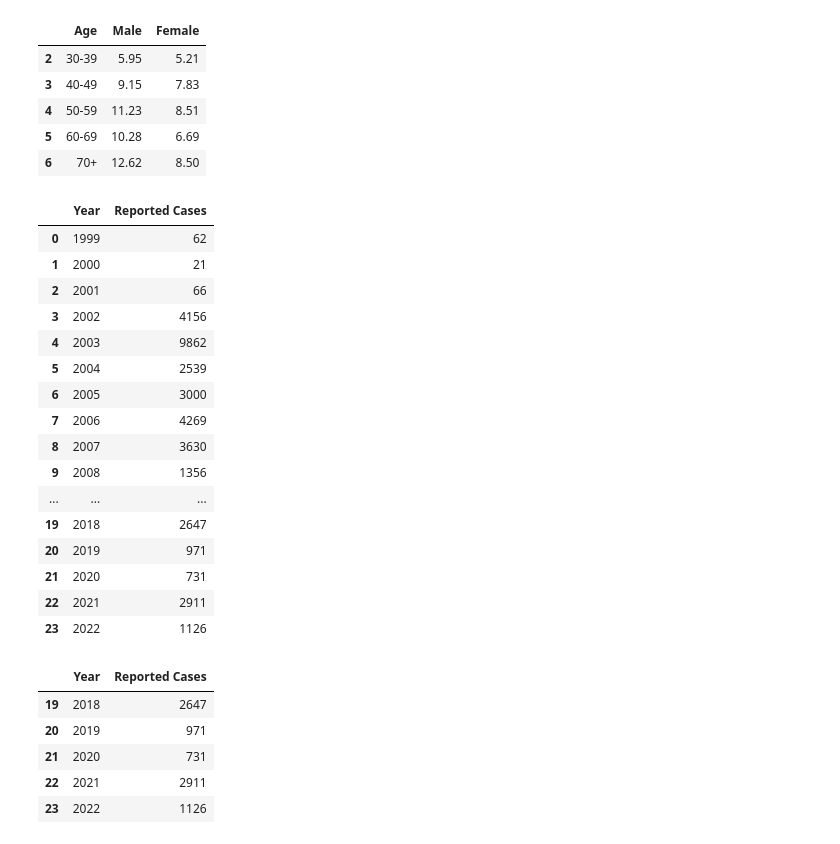
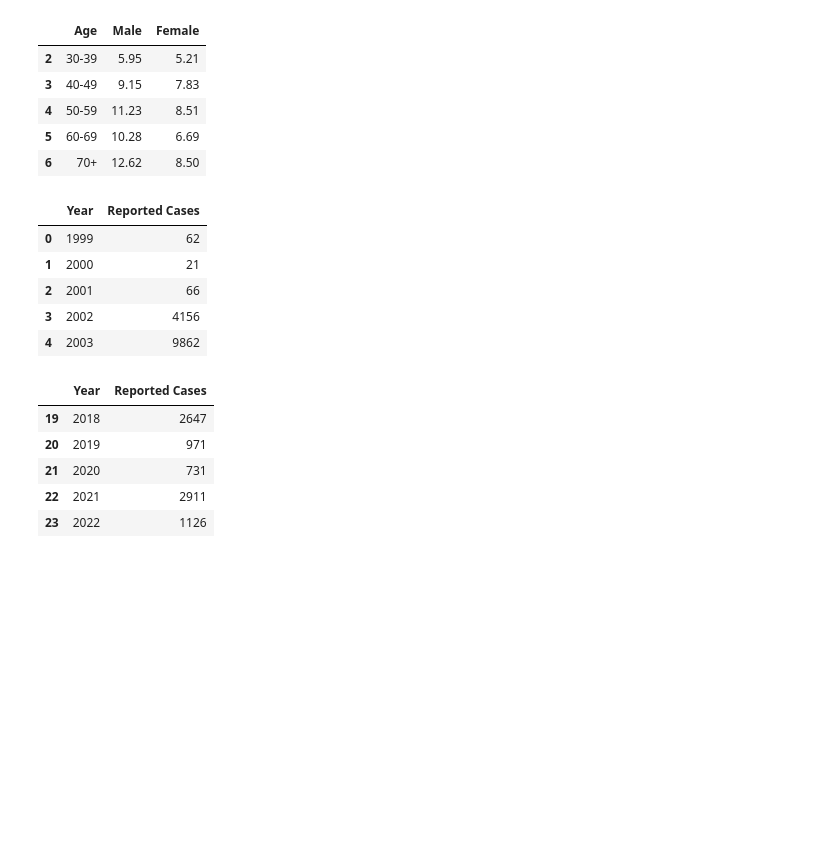
Before and after one commit to lcmortech/data_science, a Jupyter notebook: other_projects/westnile.ipynb, the cells around one changed output. Saved outputs shown, nothing was run; the diff lists cells and outputs as text; code cells hidden in the pictures; blank space fills up the shorter version.

```diff
--- a/other_projects/westnile.ipynb
+++ b/other_projects/westnile.ipynb
@@ -194,27 +103,17 @@ df4.tail()
 | 5 | 60-69 | 10.28 | 6.69 |
 | 6 | 70+ | 12.62 | 8.50 |
 # %%
-df5.head(24)
+df5.head()
 
 # The amount of cases appears to fluctuate by year, but has increased overall since 1999.
+# change to df5.tail(24) for all rows
 # %% [output]
 |  | Year | Reported Cases |
 | 0 | 1999 | 62 |
 | 1 | 2000 | 21 |
 | 2 | 2001 | 66 |
 | 3 | 2002 | 4156 |
 | 4 | 2003 | 9862 |
-| 5 | 2004 | 2539 |
-| 6 | 2005 | 3000 |
-| 7 | 2006 | 4269 |
-| 8 | 2007 | 3630 |
-| 9 | 2008 | 1356 |
-| ... | ... | ... |
-| 19 | 2018 | 2647 |
-| 20 | 2019 | 971 |
-| 21 | 2020 | 731 |
-| 22 | 2021 | 2911 |
-| 23 | 2022 | 1126 |
 # %%
 df5.tail()
 # %% [output]
```
Also changed, not shown: parts of 10 cells of this notebook.
